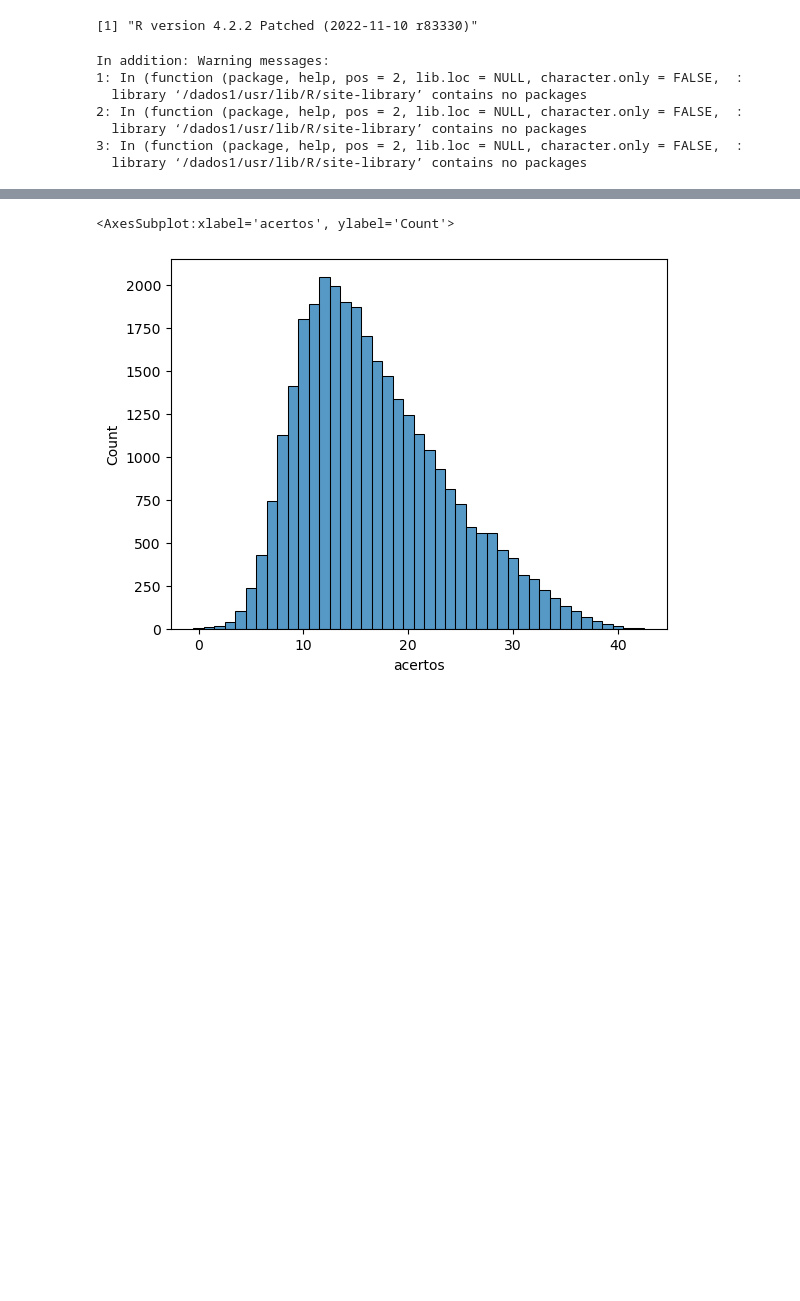
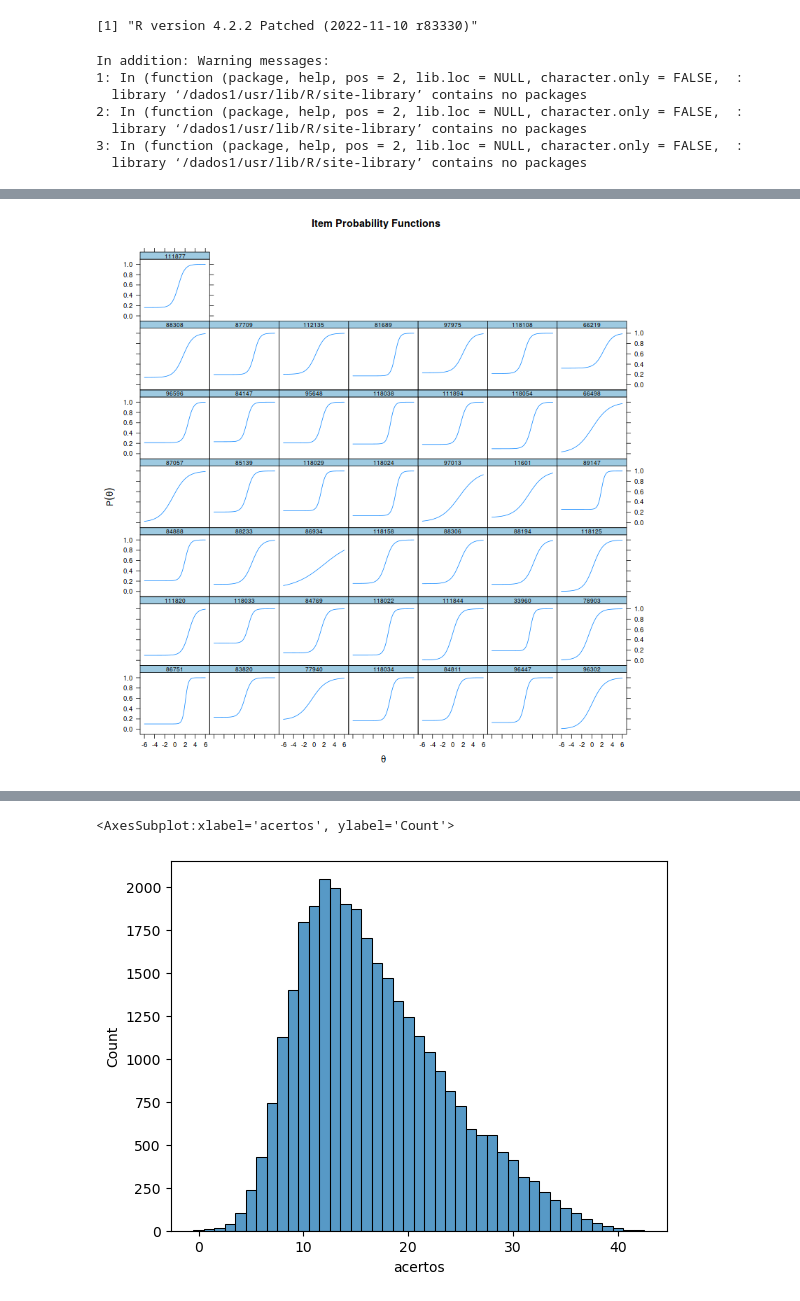
Before and after one commit to atp/enem, a Jupyter notebook: 04-IRT.ipynb, the cells around one changed output, grey strips where cells are left out. Cells and saved outputs as stored; diff of their text form; code cells hidden in the pictures; blank space fills up the shorter version.

```diff
--- a/04-IRT.ipynb
+++ b/04-IRT.ipynb
@@ -112,0 +172,5 @@ thetas3pleap = mirt.fscores(model3pl,method="EAP",full_scores=True)
+# %%
+%%R -w 800 -h 800
+plot(model3pl,type="trace", facet_items=TRUE)
+# %% [output]
+[figure, added]
```
Also changed, not shown: parts of 58 cells of this notebook, 3 other files.
